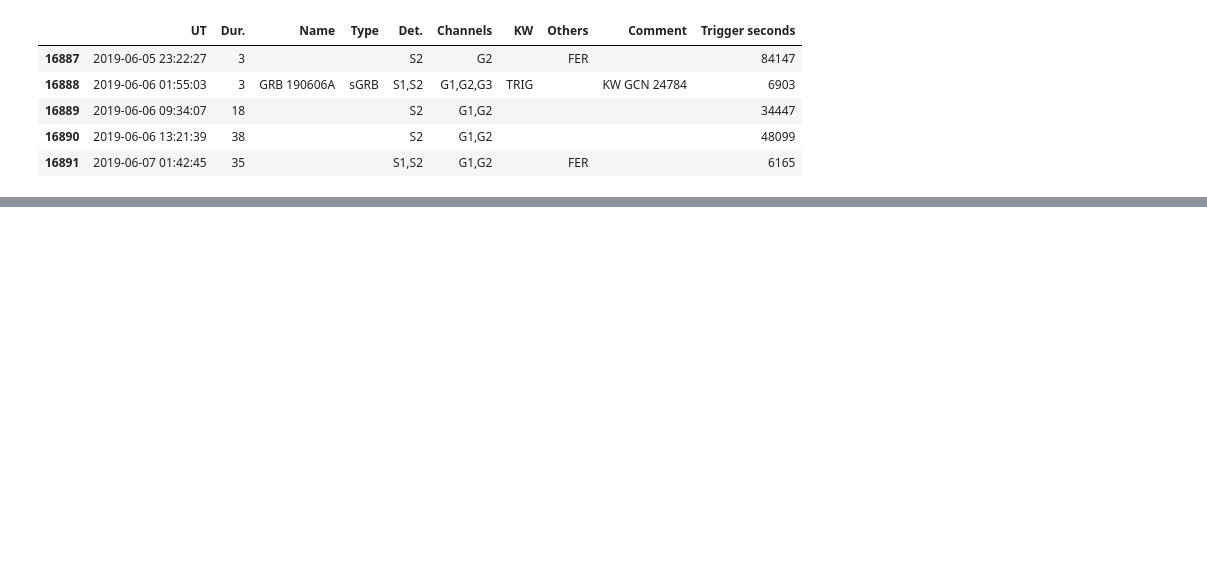
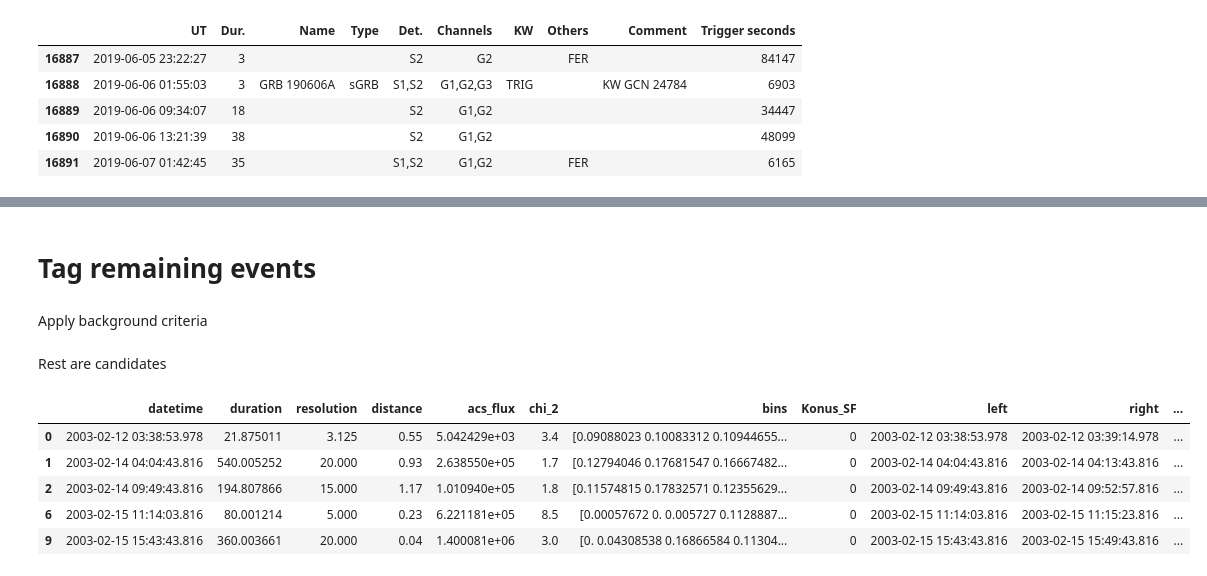
Before and after one commit to Jorezz/GRB_blind_search, a Jupyter notebook: Crossmatched.ipynb, the cells around one changed output, grey strips where cells are left out. Drawn from its saved outputs; the diff is of its cells as text; code cells hidden in the pictures; blank space fills up the shorter version.

```diff
--- a/Crossmatched.ipynb
+++ b/Crossmatched.ipynb
@@ -90,0 +197,11 @@ for i,event in candidates.iterrows():
+# %%
+hurley['left'] = hurley['right'] = hurley['datetime']
+
+filtered_candidates['hurley'] = 0
+for i,event in filtered_candidates.iterrows():
+    idx = find_closest_event(event['datetime'],hurley['datetime'])
+    if is_intersected(event['datetime'],
+                      event['datetime'] + np.timedelta64(int(event['duration']),'s'),
+                      hurley.iloc[idx]['left'],
+                      hurley.iloc[idx]['right']):
+        filtered_candidates.loc[filtered_candidates.index==i,['hurley']] = 1
@@ -90,0 +210,37 @@ for i,event in candidates.iterrows():
+# %%
+filtered_candidates['goes'] = 0
+for i,event in filtered_candidates.iterrows():
+    idx = find_closest_event(event['datetime'],goes_cat['t_start'])
+    if is_intersected(event['datetime'],
+                      event['datetime'] + np.timedelta64(int(event['duration']),'s'),
+                      goes_cat.iloc[idx]['t_start'],
+                      goes_cat.iloc[idx]['t_finish']):
+        filtered_candidates.loc[filtered_candidates.index==i,['goes']] = 1
+
+filtered_candidates['rhessi'] = 0
+for i,event in filtered_candidates.iterrows():
+    idx = find_closest_event(event['datetime'],RHESSI['t_start'])
+    if is_intersected(event['datetime'],
+                      event['datetime'] + np.timedelta64(int(event['duration']),'s'),
+                      RHESSI.iloc[idx]['t_start'],
+                      RHESSI.iloc[idx]['t_finish']):
+        filtered_candidates.loc[filtered_candidates.index==i,['rhessi']] = 1
+# %% [markdown]
+# Tag remaining events
+# %% [markdown]
+Apply background criteria
+# %%
+filtered_candidates['bkg'] = filtered_candidates.apply(lambda row:row['chi_2']>3 if row['duration']*3 <= 3000 else row['chi_2']>4.5,axis=1).astype(int)
+# %% [markdown]
+Rest are candidates
+# %%
+filtered_candidates['candidates'] = filtered_candidates.apply(lambda row: (row['Konus_SF'] + row['grb'] + row['hurley'] + row['goes'] + row['rhessi'] + row['bkg']) == 0, axis = 1).astype(int)
+# %%
+filtered_candidates.head(5)
+# %% [output]
+|  | datetime | duration | resolution | distance | acs_flux | chi_2 | bins | Konus_SF | left | right | ... |
+| 0 | 2003-02-12 03:38:53.978 | 21.875011 | 3.125 | 0.55 | 5.042429e+03 | 3.4 | [0.09088023 0.10083312 0.10944655... | 0 | 2003-02-12 03:38:53.978 | 2003-02-12 03:39:14.978 | ... |
+| 1 | 2003-02-14 04:04:43.816 | 540.005252 | 20.000 | 0.93 | 2.638550e+05 | 1.7 | [0.12794046 0.17681547 0.16667482... | 0 | 2003-02-14 04:04:43.816 | 2003-02-14 04:13:43.816 | ... |
+| 2 | 2003-02-14 09:49:43.816 | 194.807866 | 15.000 | 1.17 | 1.010940e+05 | 1.8 | [0.11574815 0.17832571 0.12355629... | 0 | 2003-02-14 09:49:43.816 | 2003-02-14 09:52:57.816 | ... |
+| 6 | 2003-02-15 11:14:03.816 | 80.001214 | 5.000 | 0.23 | 6.221181e+05 | 8.5 | [0.00057672 0. 0.005727 0.1128887... | 0 | 2003-02-15 11:14:03.816 | 2003-02-15 11:15:23.816 | ... |
+| 9 | 2003-02-15 15:43:43.816 | 360.003661 | 20.000 | 0.04 | 1.400081e+06 | 3.0 | [0. 0.04308538 0.16866584 0.11304... | 0 | 2003-02-15 15:43:43.816 | 2003-02-15 15:49:43.816 | ... |
```
Also changed, not shown: parts of 24 cells of this notebook, 1 other file.
